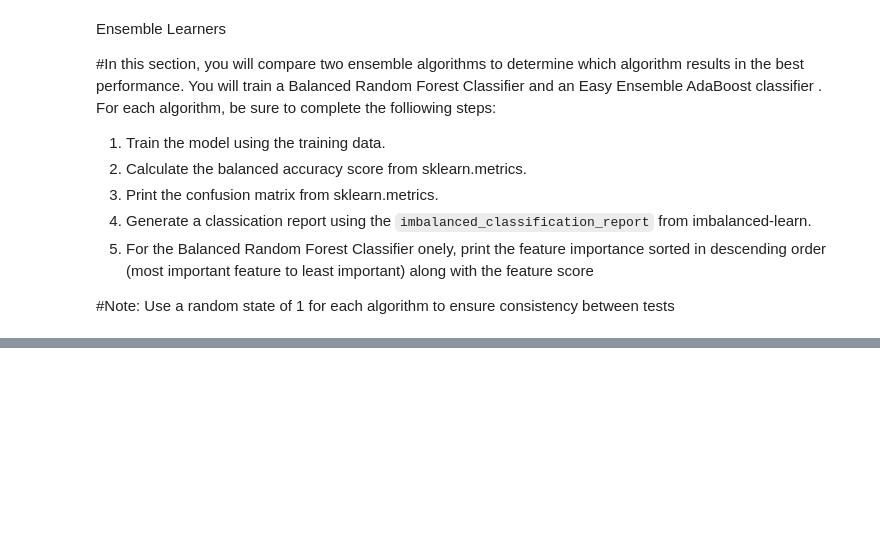
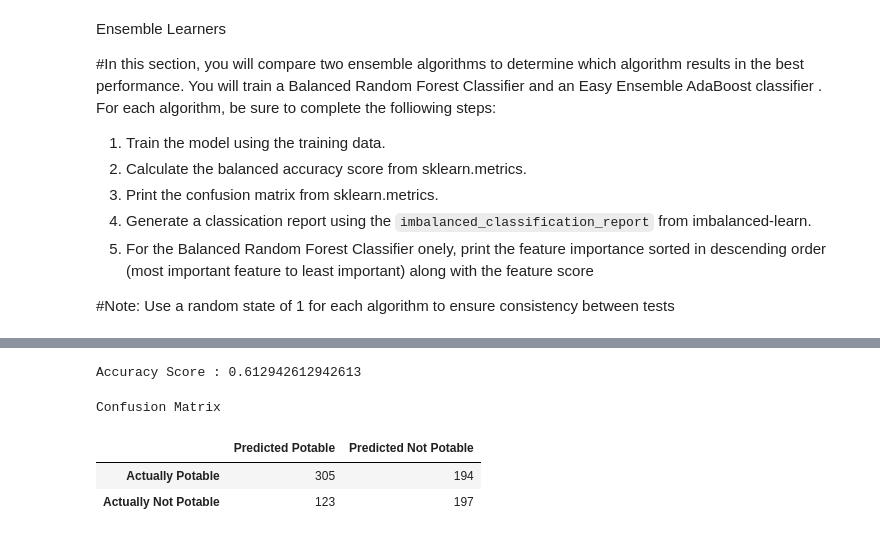
Before and after one commit to jessezimm/Environmental_Sustainability, a Jupyter notebook: Environmental_Sustainability.ipynb, the cells around one changed output, grey strips where cells are left out. Drawn from its saved outputs; the diff is of its cells as text; code cells hidden in the pictures; blank space fills up the shorter version.

```diff
--- a/Environmental_Sustainability.ipynb
+++ b/Environmental_Sustainability.ipynb
@@ -183,6 +188,6 @@ brf_model = BalancedRandomForestClassifier(n_estimators=500, random_state=1)
 brf_model = brf_model.fit(X_train_scaled, y_train)
 
 # Making predictions using the testing data.
-predictions = brf_model.predict(X_test_scaled)
-predictions
+pred = brf_model.predict(X_test_scaled)
+pred
 # %% [output]
@@ -190,19 +211,26 @@ AttributeError: can't set attribute
 # %%
 # Calculated the balanced accuracy score
 from sklearn.metrics import accuracy_score
-acc_score = accuracy_score(y_test, predictions)
+acc_score = accuracy_score(y_test, pred)
 print(f"Accuracy Score : {acc_score}")
+# %% [output]
+Accuracy Score : 0.612942612942613
 # %%
 # Display the confusion matrix
 from sklearn.metrics import confusion_matrix
 
-cm = confusion_matrix(y_test, predictions)
+cm = confusion_matrix(y_test, pred)
 cm_df = pd.DataFrame(
     cm, index=["Actually Potable", "Actually Not Potable"], columns=["Predicted Potable", "Predicted Not Potable"]
 )
 
 print("Confusion Matrix")
 display(cm_df)
+# %% [output]
+Confusion Matrix
+|  | Predicted Potable | Predicted Not Potable |
+| Actually Potable | 305 | 194 |
+| Actually Not Potable | 123 | 197 |
 # %%
 # Print the imbalanced classification report
 from imblearn.metrics import classification_report_imbalanced
```
Also changed, not shown: parts of 7 cells of this notebook, 5 other files.
